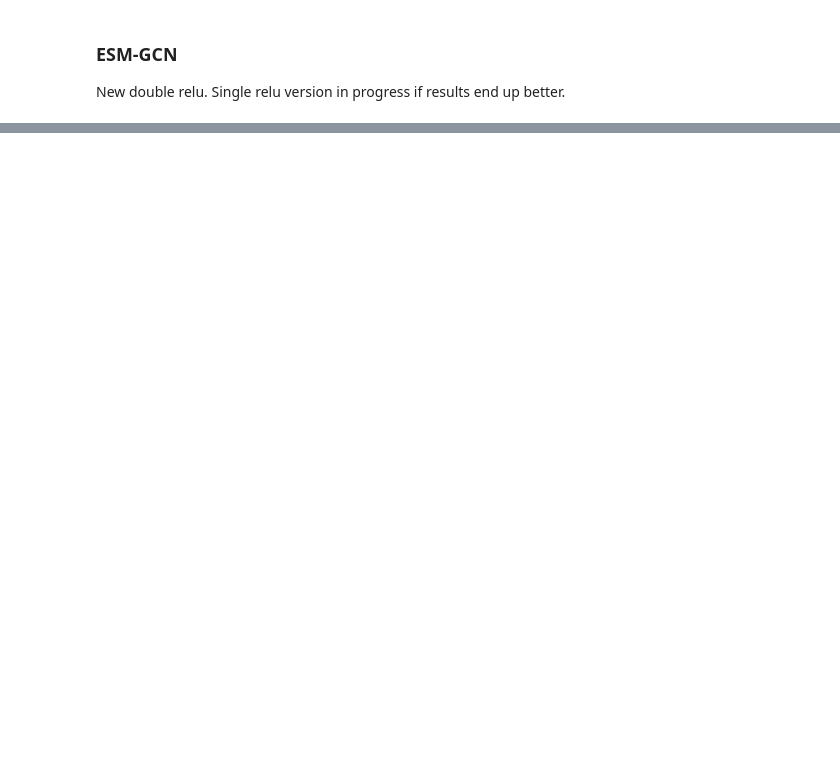
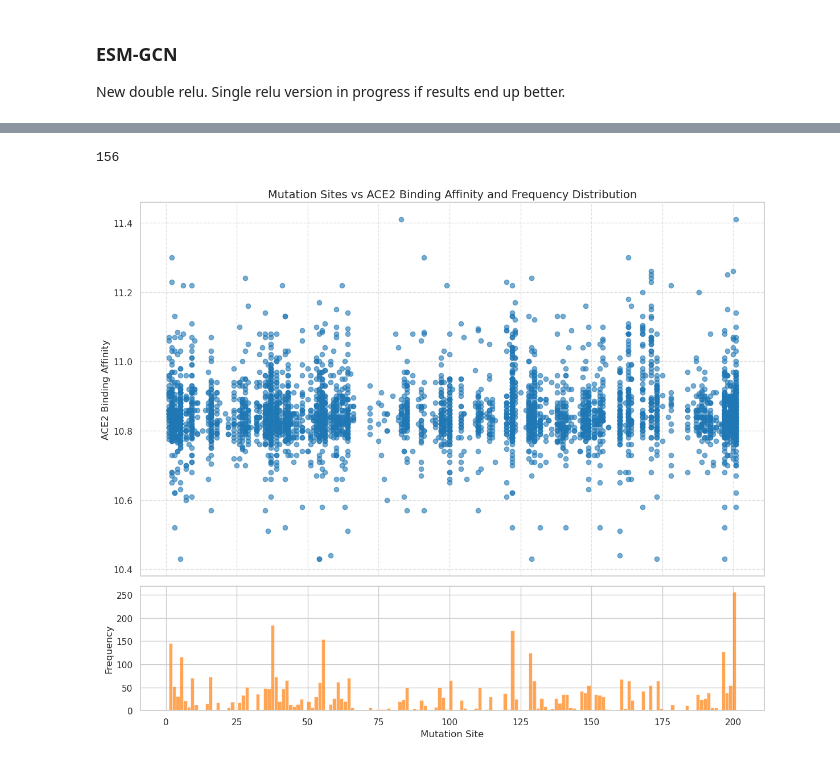
Before and after one commit to stelleg/Spike_NLP, a Jupyter notebook: notebooks/models/measured_vs_predicted_scatter.ipynb, the cells around one changed output, grey strips where cells are left out. Drawn from its saved outputs; the diff is of its cells as text; code cells hidden in the pictures; blank space fills up the shorter version.

```diff
--- a/notebooks/models/measured_vs_predicted_scatter.ipynb
+++ b/notebooks/models/measured_vs_predicted_scatter.ipynb
@@ -660,0 +739,6 @@ plot_predicted_value_scatter_with_threshold(merged_df, "RBD_expression", "predic
+# %%
+b_beyond_wt_df = pd.read_csv("../../results/plots/measured_vs_predicted/esm_fcn_binding-scatter-beyond_wt.csv", sep=',', header=0, usecols=['seq_id', 'predicted_value', 'mode', 'ACE2-binding_affinity'])
+b_beyond_wt_df['target'] = b_beyond_wt_df['seq_id'].str.rsplit('-', n=1).str[0]
+b_beyond_wt_df['aa_substitutions'] = b_beyond_wt_df['seq_id'].str.rsplit('-', n=1).str[1].str.rsplit('_')
+b_beyond_wt_df = b_beyond_wt_df.explode('aa_substitutions')
+b_beyond_wt_df
@@ -660,0 +759,44 @@ plot_predicted_value_scatter_with_threshold(merged_df, "RBD_expression", "predic
+# %%
+import matplotlib.pyplot as plt
+import seaborn as sns
+
+df = b_beyond_wt_df.copy()
+
+# Extract mutation site and full substitution
+df['mutation_site'] = df['aa_substitutions'].str.extract(r'(\d+)').astype(int)
+print(df['mutation_site'].nunique())
+df['mutation_info'] = df['aa_substitutions']
+
+# Create a figure with subplots
+fig, ax = plt.subplots(2, 1, figsize=(12, 10), gridspec_kw={'height_ratios': [3, 1]}, sharex=True)
+
+# Scatter plot with annotations
+ax[0].scatter(df['mutation_site'], df['ACE2-binding_affinity'], color='tab:blue', alpha=0.6)
+
+# for _, row in df.iterrows():
+#     ax[0].text(
+#         row['mutation_site'],
+#         row['ACE2-binding_affinity'],
+#         row['mutation_info'],
+#         fontsize=10,
+#         ha='right',
+#         va='bottom',
+#         alpha=0.7
+#     )
+
+# Customize scatter plot
+ax[0].set_ylabel('ACE2 Binding Affinity', fontsize=12)
+ax[0].set_title('Mutation Sites vs ACE2 Binding Affinity and Frequency Distribution', fontsize=14)
+ax[0].grid(True, linestyle='--', alpha=0.6)
+
+# Histogram for mutation site counts
+sns.histplot(df['mutation_site'], bins=156, color='tab:orange', alpha=0.7, ax=ax[1])
+ax[1].set_xlabel('Mutation Site', fontsize=12)
+ax[1].set_ylabel('Frequency', fontsize=12)
+
+# Adjust layout
+plt.tight_layout()
+plt.show()
+# %% [output]
+156
+[figure, added]
```
Also changed, not shown: parts of 8 cells of this notebook, 15 other files.
